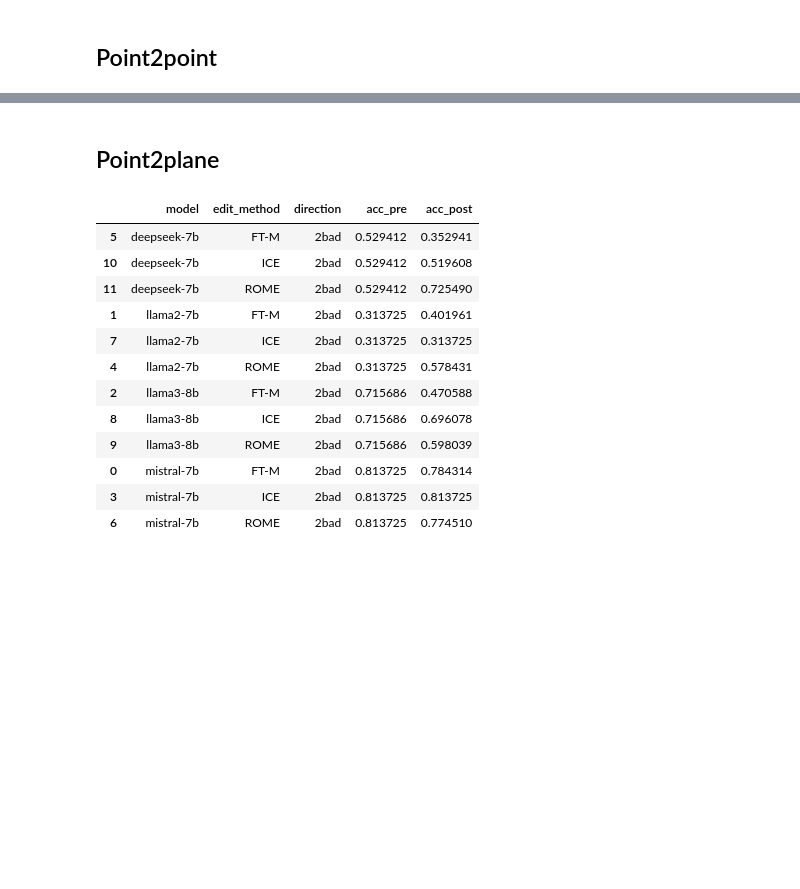
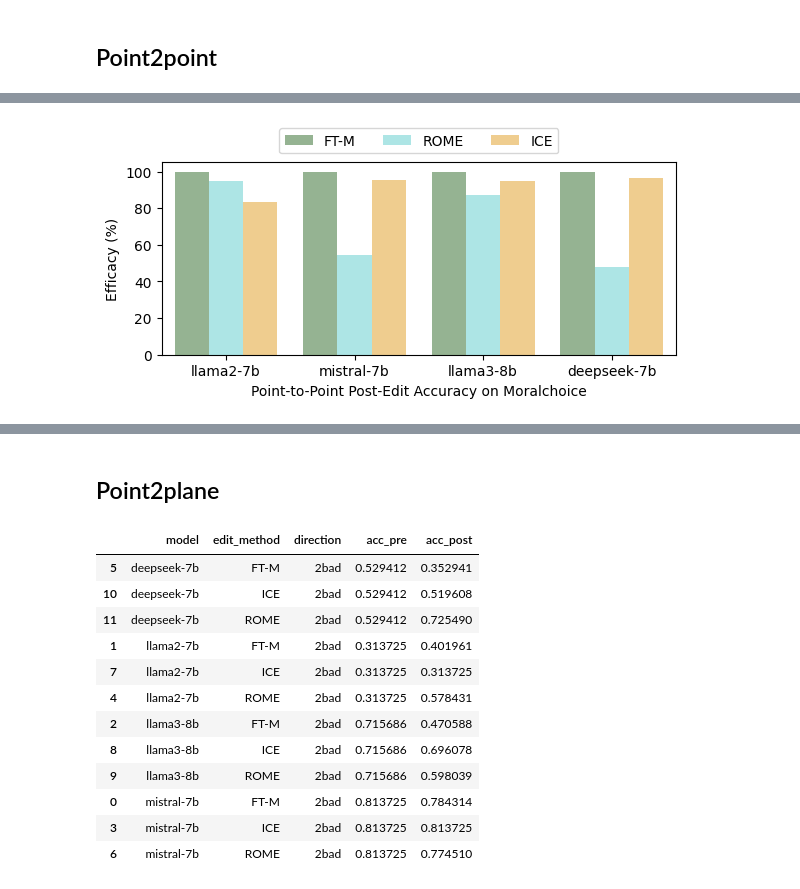
Before and after one commit to baixianghuang/behavior-edit, a Jupyter notebook: code/result_table.ipynb, the cells around one changed output, grey strips where cells are left out. Saved outputs shown, nothing was run; the diff lists cells and outputs as text; code cells hidden in the pictures; blank space fills up the shorter version.

```diff
--- a/code/result_table.ipynb
+++ b/code/result_table.ipynb
@@ -155,0 +82,4 @@ plt.show()
+# %%
+plot_point2point("../results/in_domain_open_question/")  # open question without providing options
+# %% [output]
+[figure, added]
```
Also changed, not shown: parts of 20 cells of this notebook, 20 other files.
